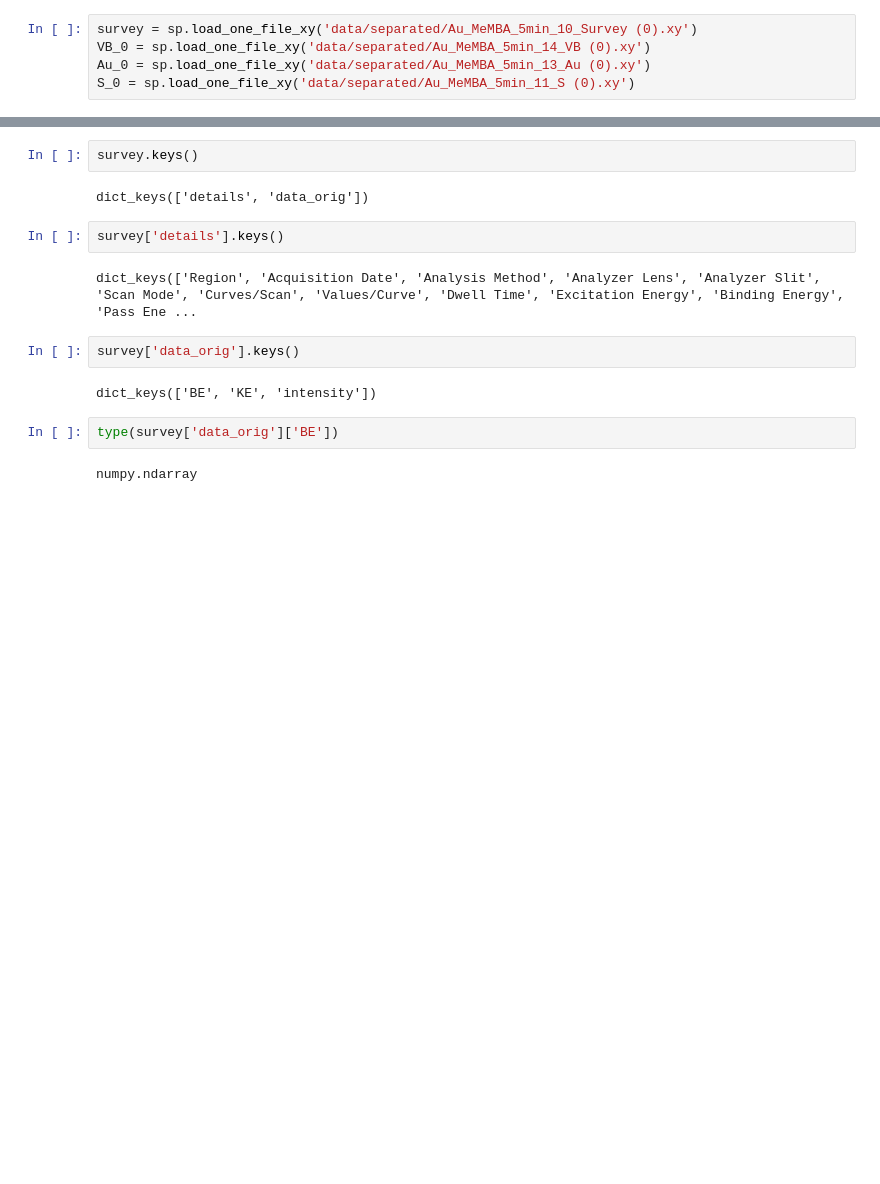
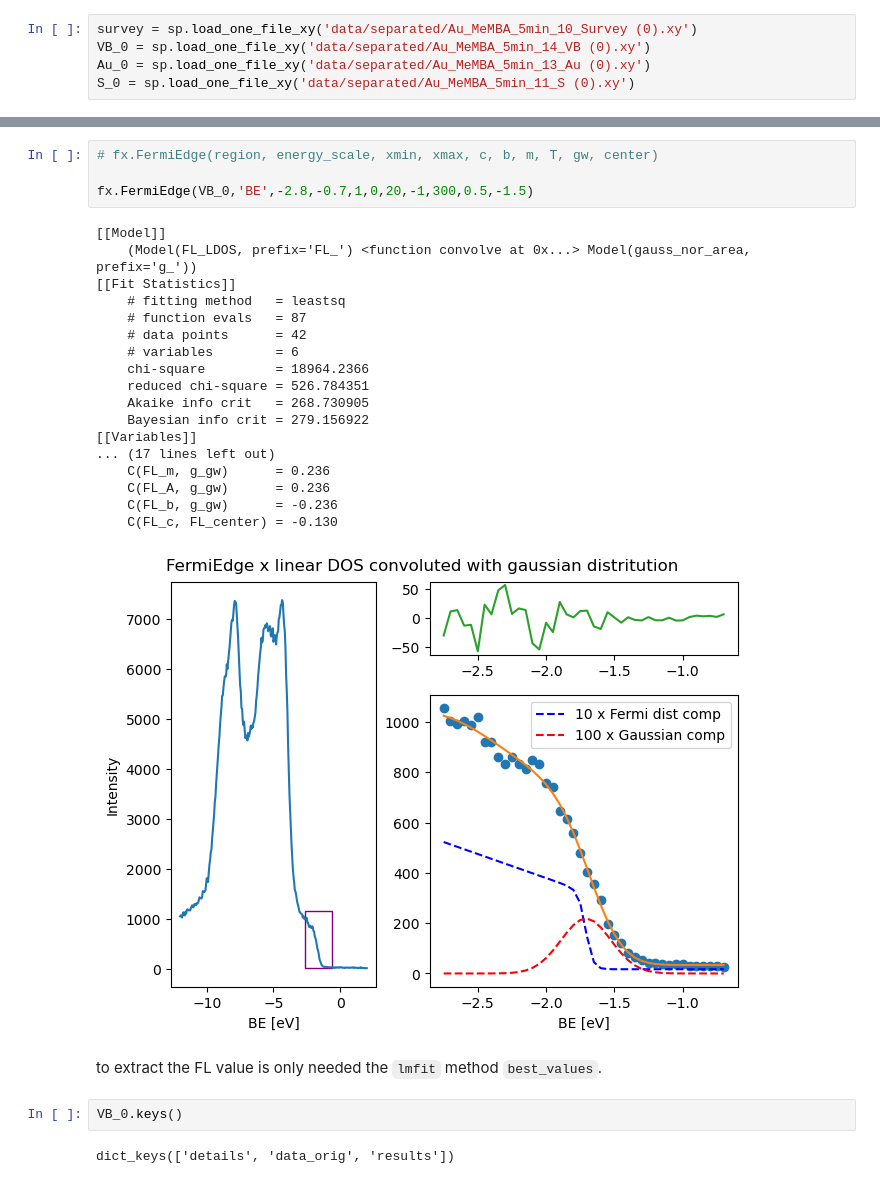
Before and after one commit to JulioAzcarate/pyFitXPS, a Jupyter notebook: examples/02_Fit_FermiEdge_and _correct_energy_scale.ipynb, the cells around one changed output, grey strips where cells are left out. Cells and saved outputs as stored; diff of their text form; blank space fills up the shorter version.

```diff
--- a/examples/02_Fit_FermiEdge_and _correct_energy_scale.ipynb
+++ b/examples/02_Fit_FermiEdge_and _correct_energy_scale.ipynb
@@ -62,16 +67,29 @@ dict
+# %%
+# fx.FermiEdge(region, energy_scale, xmin, xmax, c, b, m, T, gw, center)
+
+fx.FermiEdge(VB_0,'BE',-2.8,-0.7,1,0,20,-1,300,0.5,-1.5)
+# %% [output]
+[[Model]]
+    (Model(FL_LDOS, prefix='FL_') <function convolve at 0x...> Model(gauss_nor_area, prefix='g_'))
+[[Fit Statistics]]
+    # fitting method   = leastsq
+    # function evals   = 87
+    # data points      = 42
+    # variables        = 6
+    chi-square         = 18964.2366
+    reduced chi-square = 526.784351
+    Akaike info crit   = 268.730905
+    Bayesian info crit = 279.156922
+[[Variables]]
+... (17 lines left out)
+    C(FL_m, g_gw)      = 0.236
+    C(FL_A, g_gw)      = 0.236
+    C(FL_b, g_gw)      = -0.236
+    C(FL_c, FL_center) = -0.130
+[figure, added]
+# %% [markdown]
+to extract the FL value is only needed the `lmfit` method `best_values`.
 # %%
-survey.keys()
+VB_0.keys()
 # %% [output]
-dict_keys(['details', 'data_orig'])
+dict_keys(['details', 'data_orig', 'results'])
-# %%
-survey['details'].keys()
-# %% [output]
-dict_keys(['Region', 'Acquisition Date', 'Analysis Method', 'Analyzer Lens', 'Analyzer Slit', 'Scan Mode', 'Curves/Scan', 'Values/Curve', 'Dwell Time', 'Excitation Energy', 'Binding Energy', 'Pass Ene ...
-# %%
-survey['data_orig'].keys()
-# %% [output]
-dict_keys(['BE', 'KE', 'intensity'])
-# %%
-type(survey['data_orig']['BE'])
-# %% [output]
-numpy.ndarray
```
Also changed, not shown: parts of 25 cells of this notebook.
